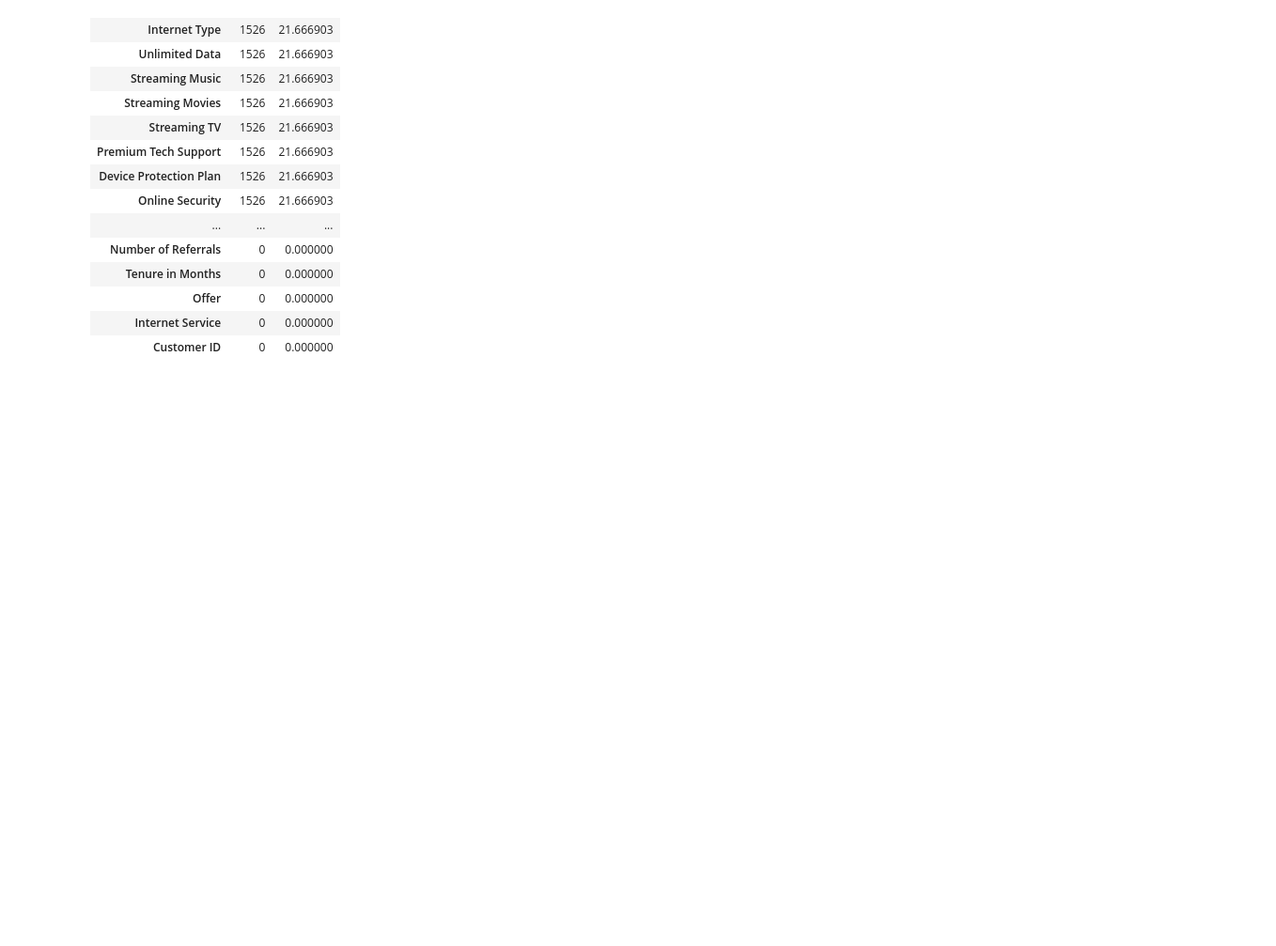
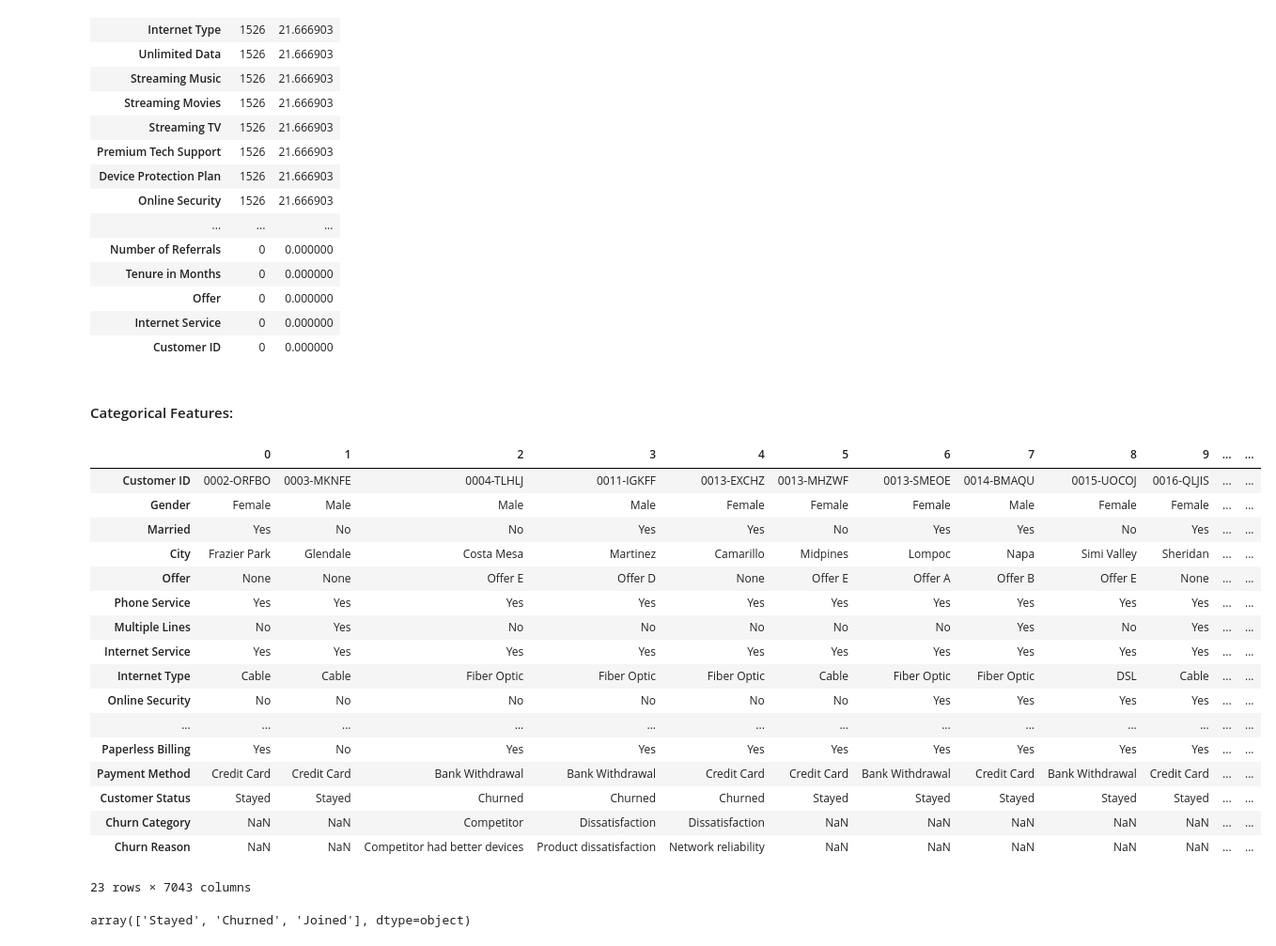
Before and after one commit to myasmin/Capstone_2_Project, a Jupyter notebook: Data Wrangling.ipynb, the cells around one changed output. Shown at 94% size. Cells and saved outputs as stored; diff of their text form; code cells hidden in the pictures; blank space fills up the shorter version.

```diff
--- a/Data Wrangling.ipynb
+++ b/Data Wrangling.ipynb
@@ -88,3 +88,30 @@ missing.sort_values(by='count',ascending=False)
 | Offer | 0 | 0.000000 |
 | Internet Service | 0 | 0.000000 |
 | Customer ID | 0 | 0.000000 |
+# %% [markdown]
+#### Categorical Features:
+# %%
+churndata.select_dtypes('object').T
+# %% [output]
+|  | 0 | 1 | 2 | 3 | 4 | 5 | 6 | 7 | 8 | 9 | ... | ... |
+| Customer ID | 0002-ORFBO | 0003-MKNFE | 0004-TLHLJ | 0011-IGKFF | 0013-EXCHZ | 0013-MHZWF | 0013-SMEOE | 0014-BMAQU | 0015-UOCOJ | 0016-QLJIS | ... | ... |
+| Gender | Female | Male | Male | Male | Female | Female | Female | Male | Female | Female | ... | ... |
+| Married | Yes | No | No | Yes | Yes | No | Yes | Yes | No | Yes | ... | ... |
+| City | Frazier Park | Glendale | Costa Mesa | Martinez | Camarillo | Midpines | Lompoc | Napa | Simi Valley | Sheridan | ... | ... |
+| Offer | None | None | Offer E | Offer D | None | Offer E | Offer A | Offer B | Offer E | None | ... | ... |
+| Phone Service | Yes | Yes | Yes | Yes | Yes | Yes | Yes | Yes | Yes | Yes | ... | ... |
+| Multiple Lines | No | Yes | No | No | No | No | No | Yes | No | Yes | ... | ... |
+| Internet Service | Yes | Yes | Yes | Yes | Yes | Yes | Yes | Yes | Yes | Yes | ... | ... |
+| Internet Type | Cable | Cable | Fiber Optic | Fiber Optic | Fiber Optic | Cable | Fiber Optic | Fiber Optic | DSL | Cable | ... | ... |
+| Online Security | No | No | No | No | No | No | Yes | Yes | Yes | Yes | ... | ... |
+| ... | ... | ... | ... | ... | ... | ... | ... | ... | ... | ... | ... | ... |
+| Paperless Billing | Yes | No | Yes | Yes | Yes | Yes | Yes | Yes | Yes | Yes | ... | ... |
+| Payment Method | Credit Card | Credit Card | Bank Withdrawal | Bank Withdrawal | Credit Card | Credit Card | Bank Withdrawal | Credit Card | Bank Withdrawal | Credit Card | ... | ... |
+| Customer Status | Stayed | Stayed | Churned | Churned | Churned | Stayed | Stayed | Stayed | Stayed | Stayed | ... | ... |
+| Churn Category | NaN | NaN | Competitor | Dissatisfaction | Dissatisfaction | NaN | NaN | NaN | NaN | NaN | ... | ... |
+| Churn Reason | NaN | NaN | Competitor had better devices | Product dissatisfaction | Network reliability | NaN | NaN | NaN | NaN | NaN | ... | ... |
+23 rows × 7043 columns
+# %%
+churndata['Customer Status'].unique()
+# %% [output]
+array(['Stayed', 'Churned', 'Joined'], dtype=object)
```
Also changed, not shown: parts of 4 cells of this notebook.
